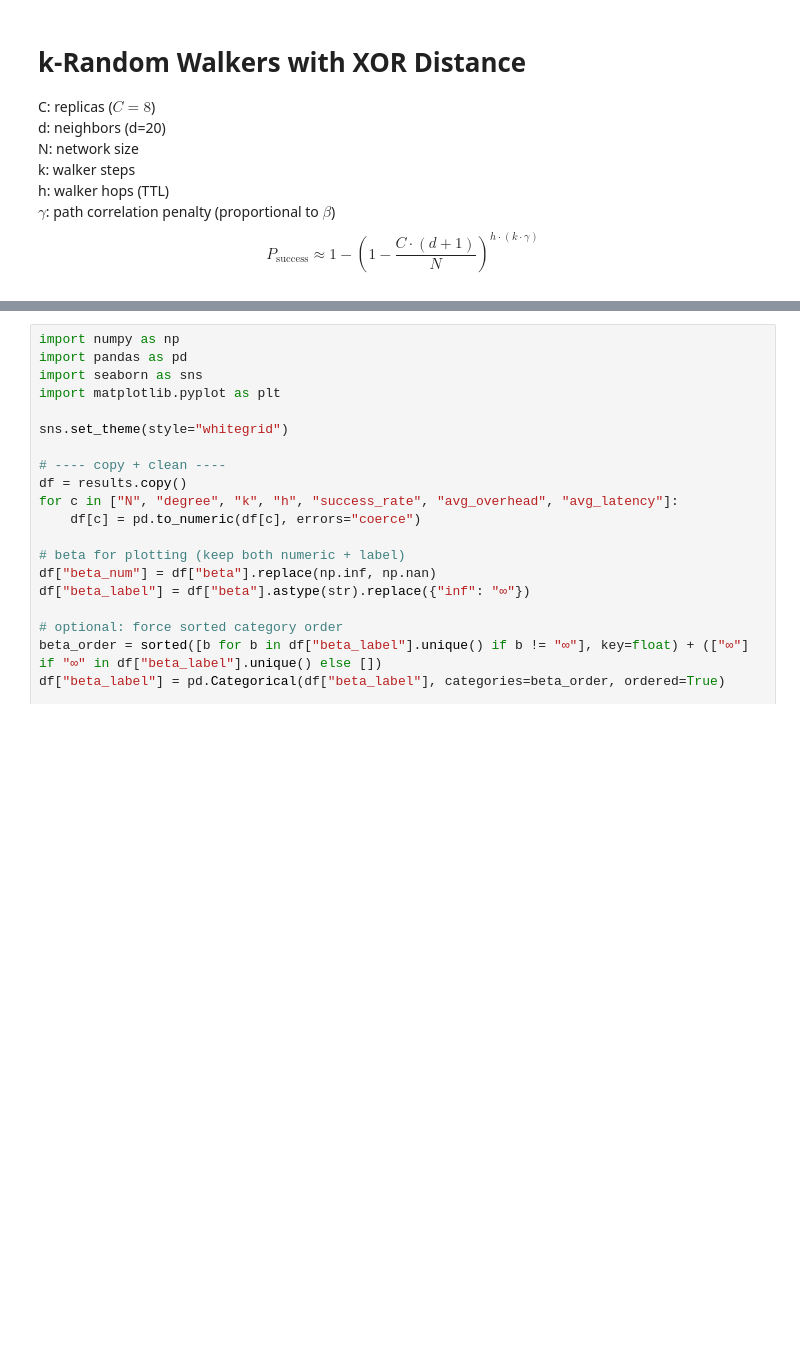
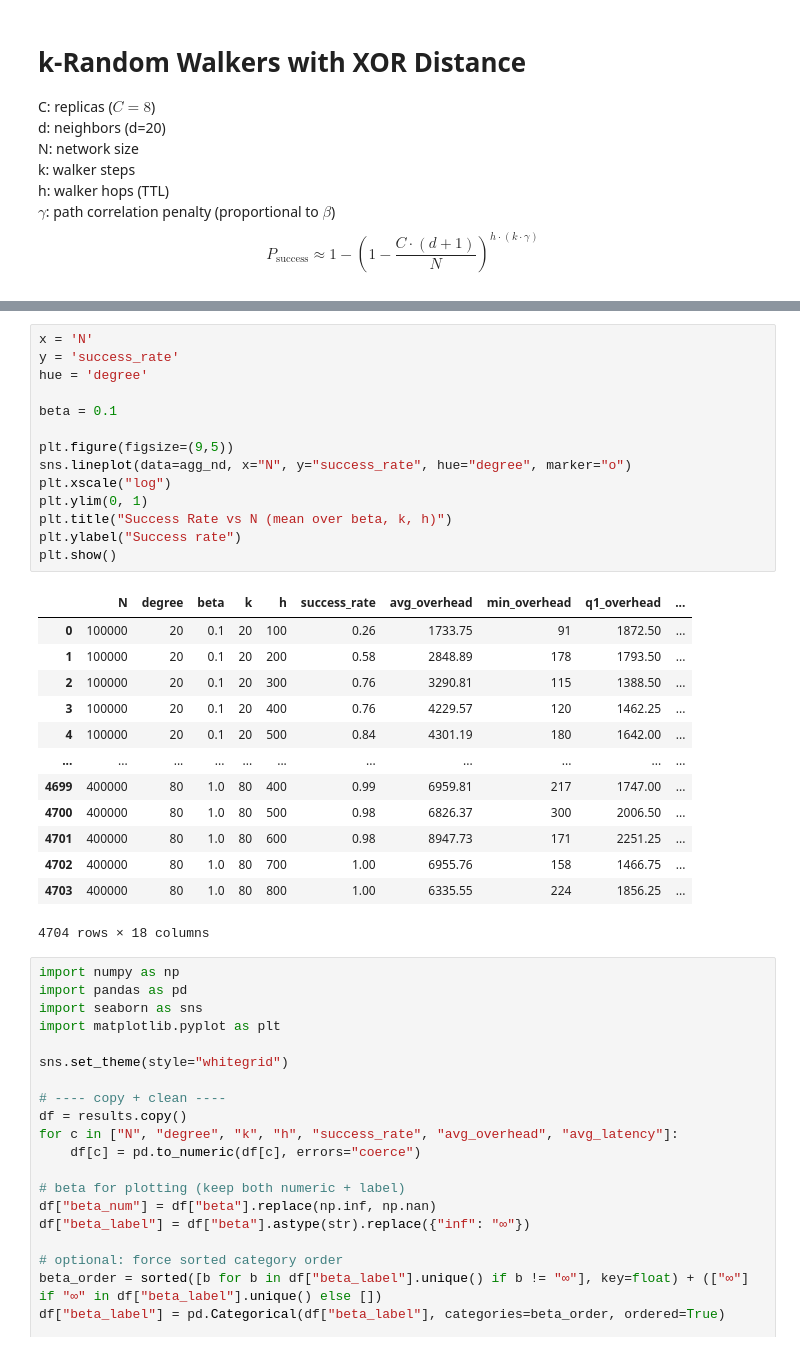
Before and after one commit to nicktagliamonte/fall25_independentStudy, a Jupyter notebook: scripts/random_walk/randomWalk.ipynb, the cells around one changed output, grey strips where cells are left out. Saved outputs shown, nothing was run; the diff lists cells and outputs as text; blank space fills up the shorter version.

```diff
--- a/scripts/random_walk/randomWalk.ipynb
+++ b/scripts/random_walk/randomWalk.ipynb
@@ -275,3 +444,31 @@ results[results['N'] == 100000].sort_values(by='success_rate', ascending=False).
+# %%
+x = 'N'
+y = 'success_rate'
+hue = 'degree'
+
+beta = 0.1
+
+plt.figure(figsize=(9,5))
+sns.lineplot(data=agg_nd, x="N", y="success_rate", hue="degree", marker="o")
+plt.xscale("log")
+plt.ylim(0, 1)
+plt.title("Success Rate vs N (mean over beta, k, h)")
+plt.ylabel("Success rate")
+plt.show()
+# %% [output]
+|  | N | degree | beta | k | h | success_rate | avg_overhead | min_overhead | q1_overhead | ... |
+| 0 | 100000 | 20 | 0.1 | 20 | 100 | 0.26 | 1733.75 | 91 | 1872.50 | ... |
+| 1 | 100000 | 20 | 0.1 | 20 | 200 | 0.58 | 2848.89 | 178 | 1793.50 | ... |
+| 2 | 100000 | 20 | 0.1 | 20 | 300 | 0.76 | 3290.81 | 115 | 1388.50 | ... |
+| 3 | 100000 | 20 | 0.1 | 20 | 400 | 0.76 | 4229.57 | 120 | 1462.25 | ... |
+| 4 | 100000 | 20 | 0.1 | 20 | 500 | 0.84 | 4301.19 | 180 | 1642.00 | ... |
+| ... | ... | ... | ... | ... | ... | ... | ... | ... | ... | ... |
+| 4699 | 400000 | 80 | 1.0 | 80 | 400 | 0.99 | 6959.81 | 217 | 1747.00 | ... |
+| 4700 | 400000 | 80 | 1.0 | 80 | 500 | 0.98 | 6826.37 | 300 | 2006.50 | ... |
+| 4701 | 400000 | 80 | 1.0 | 80 | 600 | 0.98 | 8947.73 | 171 | 2251.25 | ... |
+| 4702 | 400000 | 80 | 1.0 | 80 | 700 | 1.00 | 6955.76 | 158 | 1466.75 | ... |
+| 4703 | 400000 | 80 | 1.0 | 80 | 800 | 1.00 | 6335.55 | 224 | 1856.25 | ... |
+4704 rows × 18 columns
 # %%
 import numpy as np
 import pandas as pd
```
Also changed, not shown: parts of 7 cells of this notebook, 1 other file.
